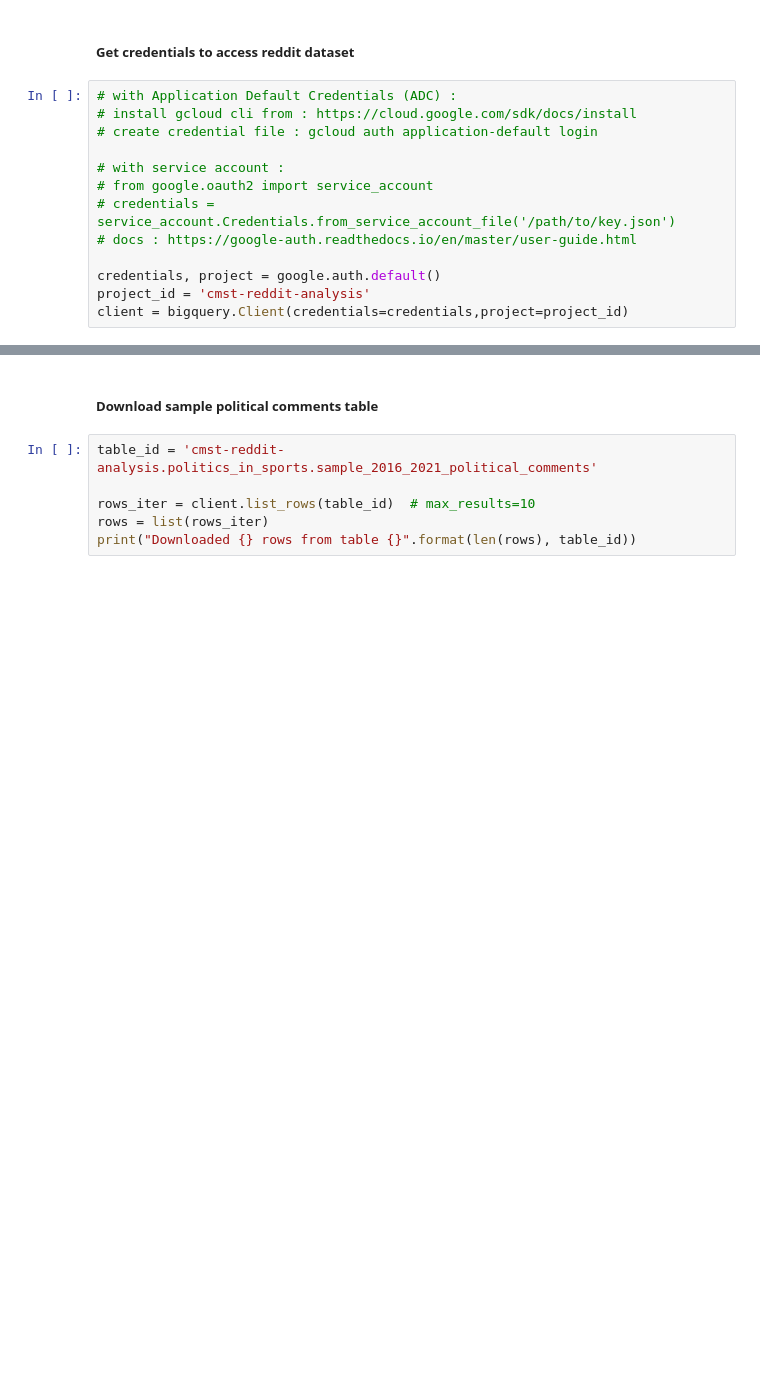
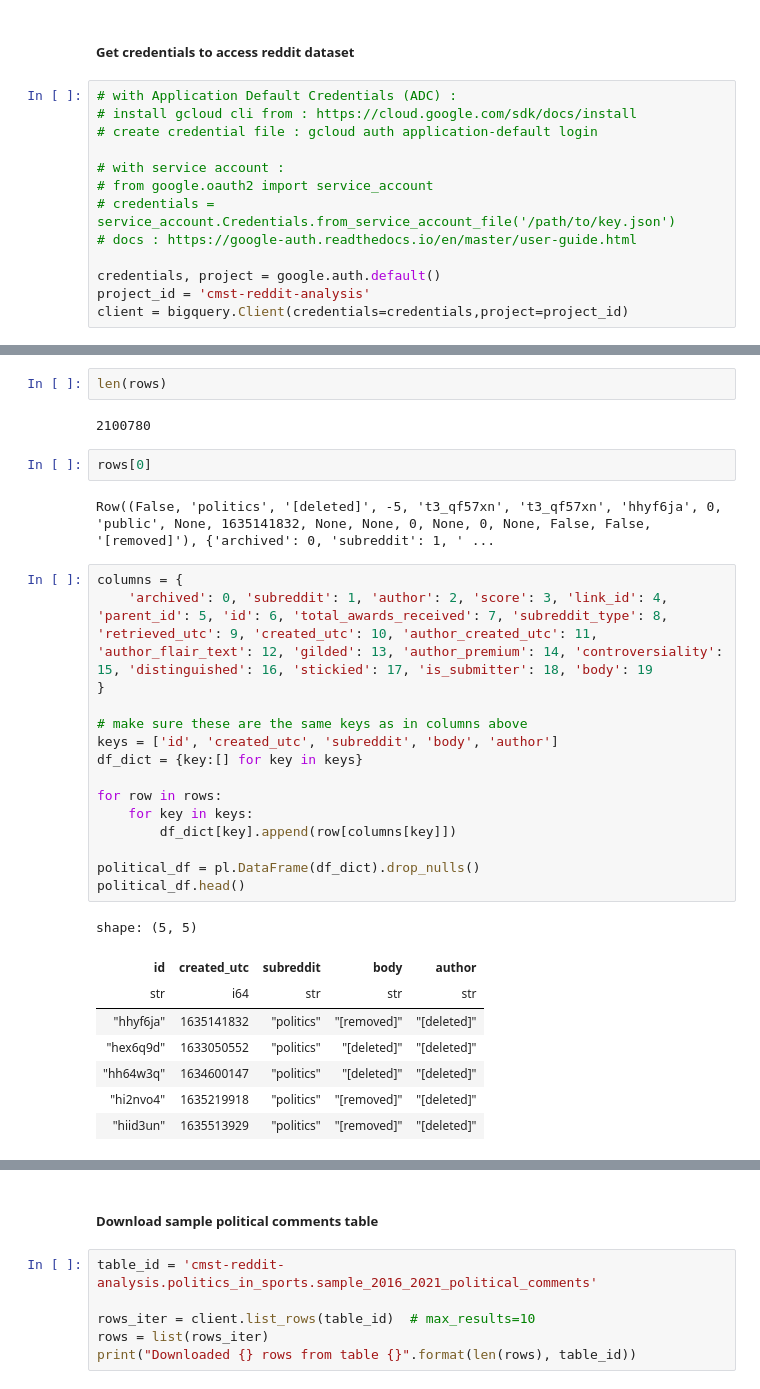
Before and after one commit to tatami-galaxy/sports-language-in-politics, a Jupyter notebook: experiments/notebooks/download_sample_politics_sports_data.ipynb, the cells around one changed output, grey strips where cells are left out. Cells and saved outputs as stored; diff of their text form; blank space fills up the shorter version.

```diff
--- a/experiments/notebooks/download_sample_politics_sports_data.ipynb
+++ b/experiments/notebooks/download_sample_politics_sports_data.ipynb
@@ -19,0 +30,32 @@ client = bigquery.Client(credentials=credentials,project=project_id)
+# %%
+len(rows)
+# %% [output]
+2100780
+# %%
+rows[0]
+# %% [output]
+Row((False, 'politics', '[deleted]', -5, 't3_qf57xn', 't3_qf57xn', 'hhyf6ja', 0, 'public', None, 1635141832, None, None, 0, None, 0, None, False, False, '[removed]'), {'archived': 0, 'subreddit': 1, ' ...
+# %%
+columns = {
+    'archived': 0, 'subreddit': 1, 'author': 2, 'score': 3, 'link_id': 4, 'parent_id': 5, 'id': 6, 'total_awards_received': 7, 'subreddit_type': 8, 'retrieved_utc': 9, 'created_utc': 10, 'author_created_utc': 11, 'author_flair_text': 12, 'gilded': 13, 'author_premium': 14, 'controversiality': 15, 'distinguished': 16, 'stickied': 17, 'is_submitter': 18, 'body': 19
+}
+
+# make sure these are the same keys as in columns above
+keys = ['id', 'created_utc', 'subreddit', 'body', 'author']
+df_dict = {key:[] for key in keys}
+
+for row in rows:
+    for key in keys:
+        df_dict[key].append(row[columns[key]])
+
+political_df = pl.DataFrame(df_dict).drop_nulls()
+political_df.head()
+# %% [output]
+shape: (5, 5)
+| id | created_utc | subreddit | body | author |
+| str | i64 | str | str | str |
+| "hhyf6ja" | 1635141832 | "politics" | "[removed]" | "[deleted]" |
+| "hex6q9d" | 1633050552 | "politics" | "[deleted]" | "[deleted]" |
+| "hh64w3q" | 1634600147 | "politics" | "[deleted]" | "[deleted]" |
+| "hi2nvo4" | 1635219918 | "politics" | "[removed]" | "[deleted]" |
+| "hiid3un" | 1635513929 | "politics" | "[removed]" | "[deleted]" |
```
Also changed, not shown: parts of 4 cells of this notebook, 5 other files.
